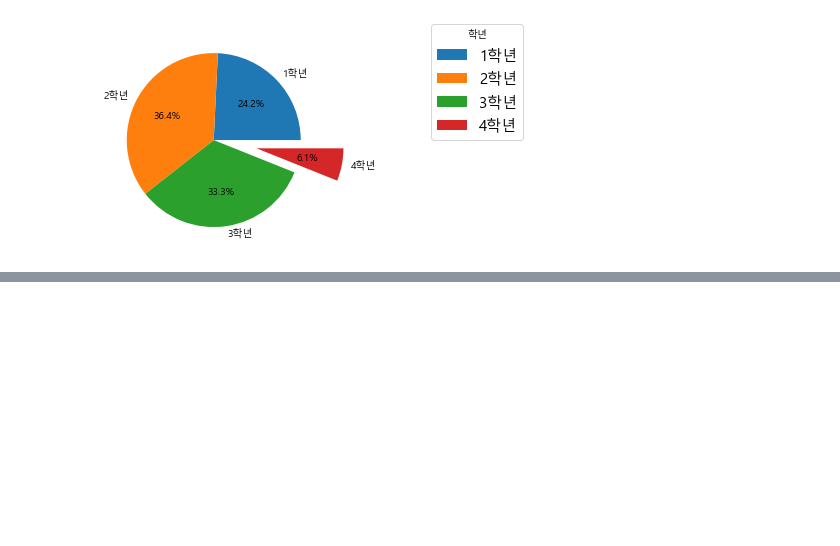
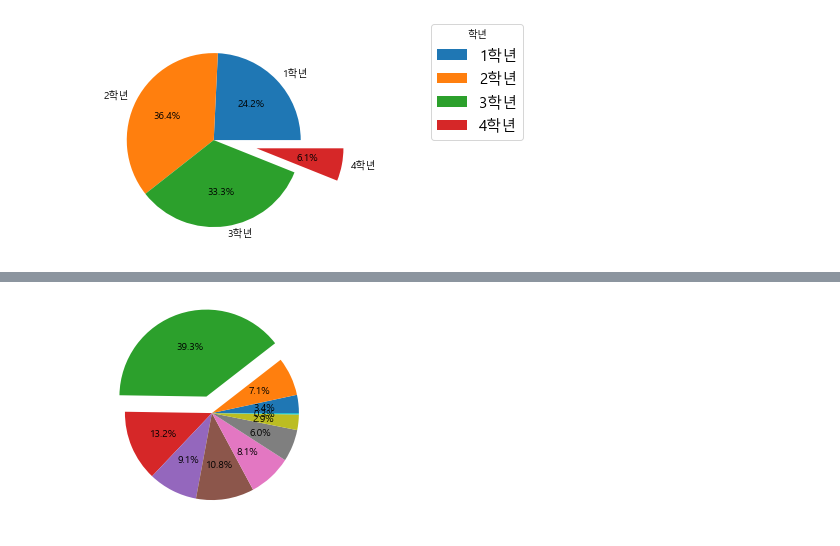
Before and after one commit to eunyeong1328/Study-Alone, a Jupyter notebook: python/BigData/220530.ipynb, the cells around one changed output, grey strips where cells are left out. Saved outputs shown, nothing was run; the diff lists cells and outputs as text; code cells hidden in the pictures; blank space fills up the shorter version.

```diff
--- a/python/BigData/220530.ipynb
+++ b/python/BigData/220530.ipynb
@@ -216,0 +231,29 @@ plt.show()
+# %%
+#인구 데이터로 파이 그래프 그려보기 ex) 성동구 사근동 0세부터 100세 이상
+import matplotlib.pyplot as plt
+import numpy as np
+import csv
+%matplotlib inline
+plt.rc("font",family = "malgun gothic")
+
+f = open("202203_202203_연령별인구현황_월간 (1).csv")
+people = csv.reader(f)
+title = next(people)
+x = []
+
+for data in people:
+    if data[0] == "서울특별시 성동구 사근동(1120055000)":
+        #print(data)
+        for i in data[3:-1]: #0세부터 99세 이상
+            i= i.replace(' ','')
+            i= i.replace(',','')
+            x.append(int(i))
+y = np.array(x).reshape(10,10)
+z = []
+for i in range(10):
+    z.append(np.sum(y[i]))
+plt.pie(z, autopct = "%.1f%%", explode = (0,0,0.2,0,0,0,0,0,0,0))
+plt.show()
+f.close()
+# %% [output]
+[figure, added]
```
Also changed, not shown: parts of 1 cell of this notebook.
